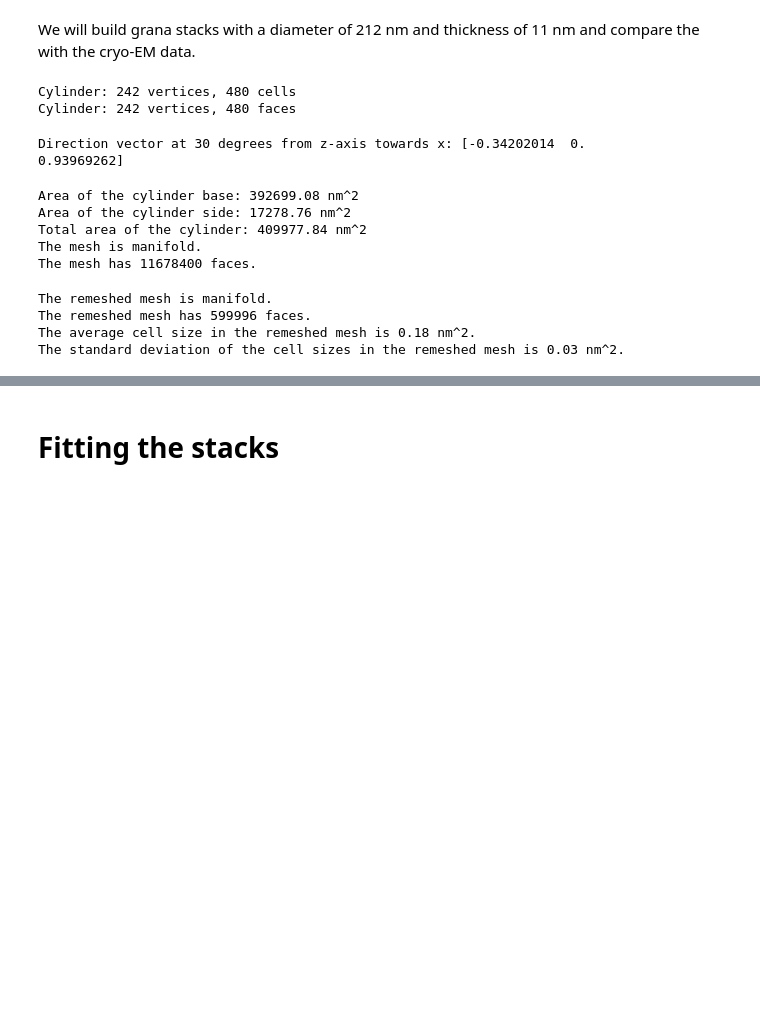
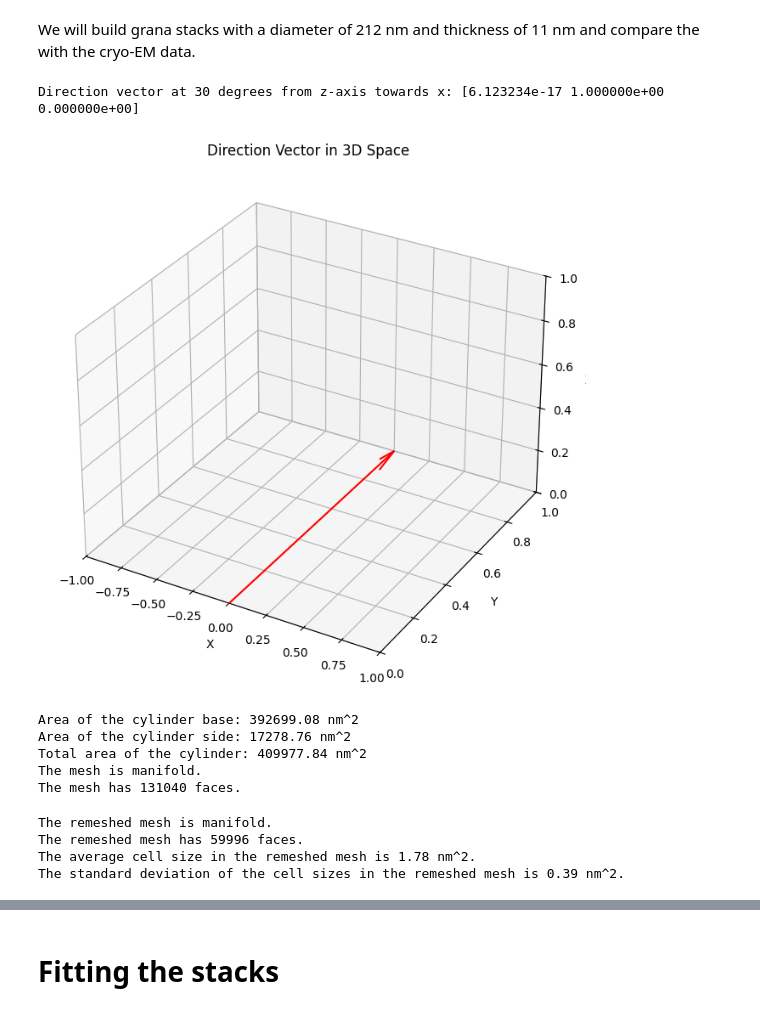
Before and after one commit to rubizarmiento/Chloroplast, a Jupyter notebook: remeshing.ipynb, the cells around one changed output, grey strips where cells are left out. Saved outputs shown, nothing was run; the diff lists cells and outputs as text; code cells hidden in the pictures; blank space fills up the shorter version.

```diff
--- a/remeshing.ipynb
+++ b/remeshing.ipynb
@@ -1686,21 +1690,7 @@ def cylinder_with_concentric_circles(radius=1.0, height=2.0, radial_resolution=1
 
     return mesh
 
-# Example usage with updated property access
-if __name__ == "__main__":
-    cylinder = generate_simple_cylinder_with_circles(
-        radius=1.0,
-        height=2.0,
-        radial_resolution=16,
-        height_resolution=8,
-        concentric_circles=4
-    )
 
-    # Use n_cells instead of n_faces to avoid deprecation warning
-    print(f"Cylinder: {cylinder.n_points} vertices, {cylinder.n_cells} cells")
-
-    # If you specifically need the number of faces, use n_faces_strict
-    print(f"Cylinder: {cylinder.n_points} vertices, {cylinder.n_faces_strict} faces")
 
 def direction_vector(angle, axis='z', towards='x'):
     """
@@ -1745,29 +1735,27 @@ def direction_vector(angle, axis='z', towards='x'):
 
     else:
         raise ValueError("axis must be 'x', 'y', or 'z'")
-# %% [output]
-Cylinder: 242 vertices, 480 cells
-Cylinder: 242 vertices, 480 faces
 # %%
-direction = direction_vector(angle=110, axis='x', towards='z')
+direction = direction_vector(angle=90, axis='x', towards='y')
 print(f"Direction vector at 30 degrees from z-axis towards x: {direction}")
 
 #Plot the vector in 3D space
 
 plt.figure(figsize=(8, 8))
 ax = plt.axes(projection='3d')
 ax.quiver(0, 0, 0, direction[0], direction[1], direction[2],
           length=1, normalize=True, color='r', arrow_length_ratio=0.1)
 ax.set_xlim([-1, 1])
 ax.set_ylim([0, 1])
 ax.set_zlim([0, 1])
 ax.set_xlabel('X')
 ax.set_ylabel('Y')
 ax.set_zlabel('Z')
 ax.set_title('Direction Vector in 3D Space')
 plt.show()
 # %% [output]
-Direction vector at 30 degrees from z-axis towards x: [-0.34202014  0.          0.93969262]
+Direction vector at 30 degrees from z-axis towards x: [6.123234e-17 1.000000e+00 0.000000e+00]
+[figure, added]
 # %%
 
 radius = 250  # Radius in nanometers
@@ -1782,9 +1770,10 @@ print(f"Area of the cylinder base: {area_bases:.2f} nm^2")
 print(f"Area of the cylinder side: {area_sides:.2f} nm^2")
 print(f"Total area of the cylinder: {area_cylinder:.2f} nm^2")
 
-cylinder_mesh = cylinder_with_concentric_circles(radius=125, height=11, radial_resolution=720,
-                                       height_resolution=111, concentric_circles=4000, center=[0, 0, 0], direction=direction).triangulate()
-
+#cylinder_mesh = cylinder_with_concentric_circles(radius=125, height=11, radial_resolution=720,
+#                                       height_resolution=111, concentric_circles=4000, center=[0, 0, 0], direction=[0,0,1]).triangulate()
+cylinder_mesh = cylinder_with_concentric_circles(radius=125, height=11, radial_resolution=72,
+                                       height_resolution=111, concentric_circles=400, center=[0, 0, 0], direction=direction).triangulate()
 # Check manifoldness
 if not cylinder_mesh.is_manifold:
     print("The mesh is not manifold. Attempting to clean it.")
@@ -1800,12 +1789,12 @@ Area of the cylinder base: 392699.08 nm^2
 Area of the cylinder side: 17278.76 nm^2
 Total area of the cylinder: 409977.84 nm^2
 The mesh is manifold.
-The mesh has 11678400 faces.
+The mesh has 131040 faces.
 # %%
 
 
 clus = pyacvd.Clustering(cylinder_mesh)
-clus.cluster(300000)
+clus.cluster(30000)
 remesh = clus.create_mesh()
 
 # Clean the remeshed mesh to remove any duplicate points or faces
@@ -1827,9 +1816,9 @@ std_area = cell_sizes['Area'].std()
 print(f"The standard deviation of the cell sizes in the remeshed mesh is {std_area:.2f} nm^2.")
 # %% [output]
 The remeshed mesh is manifold.
-The remeshed mesh has 599996 faces.
-The average cell size in the remeshed mesh is 0.18 nm^2.
-The standard deviation of the cell sizes in the remeshed mesh is 0.03 nm^2.
+The remeshed mesh has 59996 faces.
+The average cell size in the remeshed mesh is 1.78 nm^2.
+The standard deviation of the cell sizes in the remeshed mesh is 0.39 nm^2.
 # %%
 # Save the obj file
 output_obj_path = f"{wdir}/Reference_objs/cylinder.obj"
```
Also changed, not shown: parts of 22 cells of this notebook.
